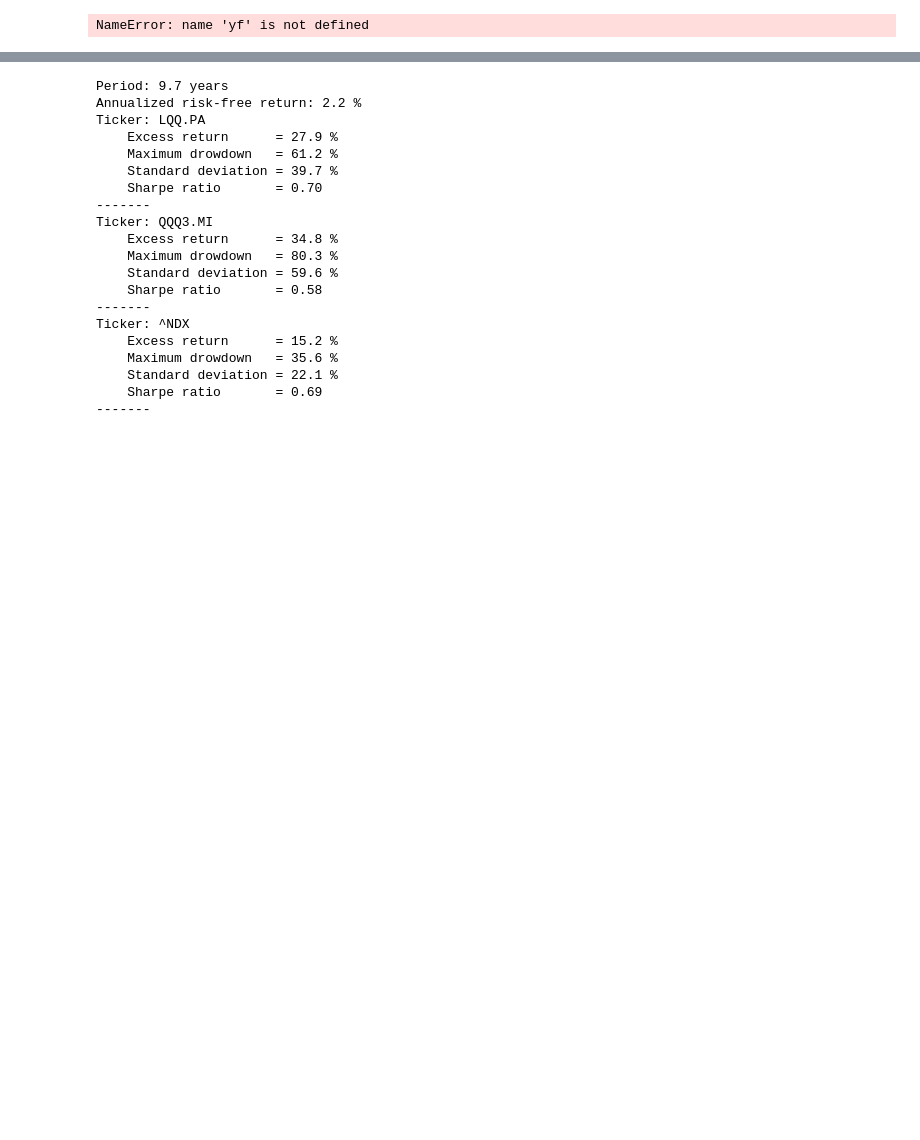
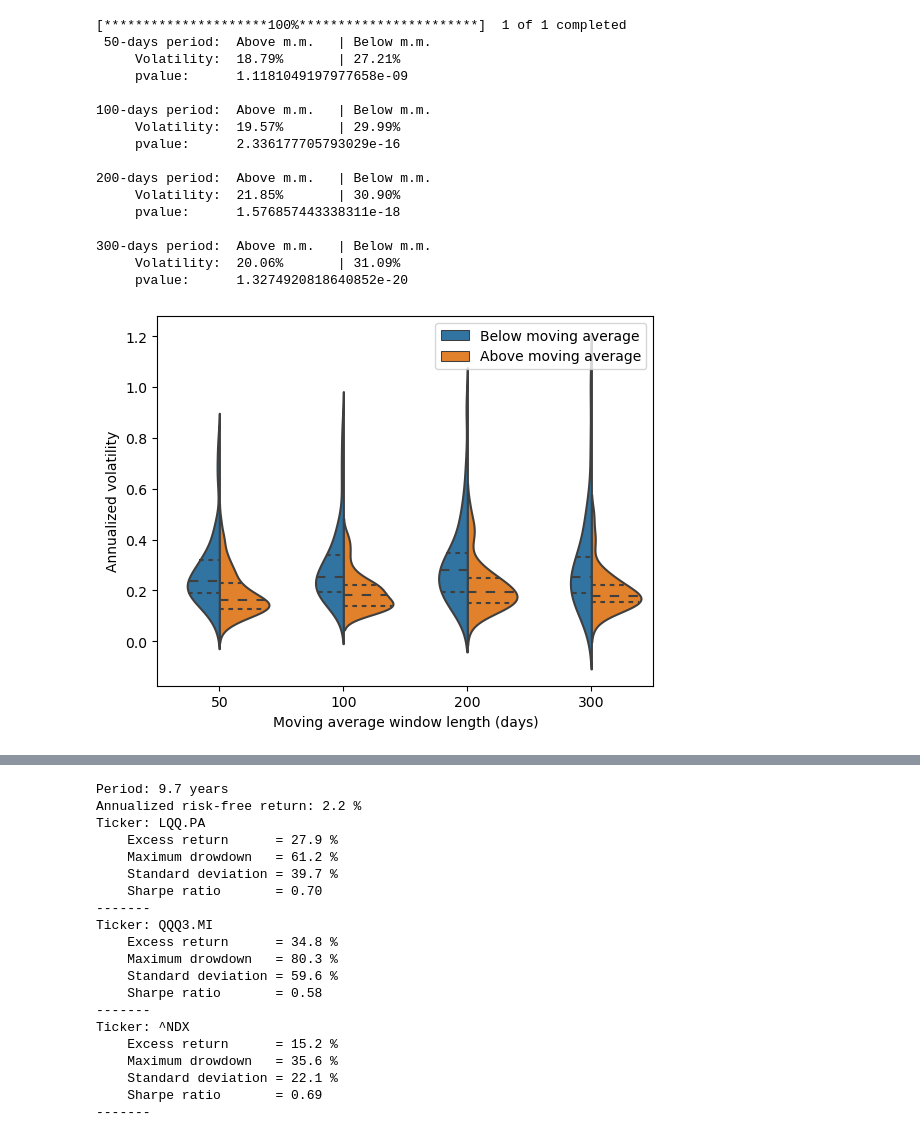
Before and after one commit to AlexLu94/MyFinancePortfolio, a Jupyter notebook: Leveraged_Portfolio_Analysis.ipynb, the cells around one changed output, grey strips where cells are left out. Saved outputs shown, nothing was run; the diff lists cells and outputs as text; code cells hidden in the pictures; blank space fills up the shorter version.

```diff
--- a/Leveraged_Portfolio_Analysis.ipynb
+++ b/Leveraged_Portfolio_Analysis.ipynb
@@ -36,6 +53,8 @@ across various moving average window lengths. This analysis is visualized using
 # Download NASDAQ 100 (^NDX) historical data from Yahoo Finance (1990-01-01 to 2024-10-01)
 data = yf.download('^NDX',group_by='Date', start="1990-01-01", end="2024-10-01")
 data['Pct Change'] = data['Adj Close'].pct_change()
+num_years               = (data.index[-1]-data.index[0]).days/365
+trading_days_in_year    = int(len(data.index)/num_years)
 
 # Define moving average window lengths for comparison
 window_lengths = [50, 100, 200, 300]
@@ -77,35 +96,51 @@ for window_length in window_lengths:
             # Skip short periods
             continue
         volatility  = data['Pct Change'].iloc[period].std() * (trading_days_in_year**0.5)
         results = results._append({'window': window_length, 'above': True, 'volatility': volatility, 'length': len(period)}, ignore_index=True)
         volatilities_above.append(volatility)
      # Calculate volatilities for periods below moving average
     for period in periods_below:
         if len(period)<6:
             # Skip short periods
             continue
         volatility  = data['Pct Change'].iloc[period].std() * (trading_days_in_year**0.5)
         results = results._append({'window': window_length, 'above': False, 'volatility': volatility, 'length': len(period)}, ignore_index=True)
         volatilities_below.append(volatility)
 
     # Perform Mann-Whitney U Test to compare volatilities
     Utest = scipy.stats.mannwhitneyu(results[results['above']==False]['volatility'], results[results['above']==True]['volatility'], alternative='greater')
     # Print results for the current window length
     print(f"{window_length:>3}-days period:  Above m.m.   | Below m.m.")
     print(f"     Volatility:  {100*np.mean(volatilities_above):.2f}%       | {100*np.mean(volatilities_below):.2f}%")
     print(f"     pvalue:      {Utest.pvalue}")
     print(" ")
 
 # Create a violin plot to visualize the distribution of volatilities for each window length
 p = sns.violinplot(data=results, x="window", y="volatility", hue="above",split=True, inner="quart")
 handles, labels = p.get_legend_handles_labels()
 p.legend(handles=handles, title="", labels=['Below moving average', 'Above moving average'])
 plt.xlabel("Moving average window length (days)")
-plt.ylabel("Volatility")
+plt.ylabel("Annualized volatility")
 #plt.savefig('leveraged_portfolio_analysis_volatility_comparison.png')
 plt.show()
 # %% [output]
-NameError: name 'yf' is not defined
+[*********************100%***********************]  1 of 1 completed
+ 50-days period:  Above m.m.   | Below m.m.
+     Volatility:  18.79%       | 27.21%
+     pvalue:      1.1181049197977658e-09
+
+100-days period:  Above m.m.   | Below m.m.
+     Volatility:  19.57%       | 29.99%
+     pvalue:      2.336177705793029e-16
+
+200-days period:  Above m.m.   | Below m.m.
+     Volatility:  21.85%       | 30.90%
+     pvalue:      1.576857443338311e-18
+
+300-days period:  Above m.m.   | Below m.m.
+     Volatility:  20.06%       | 31.09%
+     pvalue:      1.3274920818640852e-20
+[figure, added]
 # %%
 # Downloading and Processing Financial Data
 
```
Also changed, not shown: parts of 10 cells of this notebook, 7 other files.
